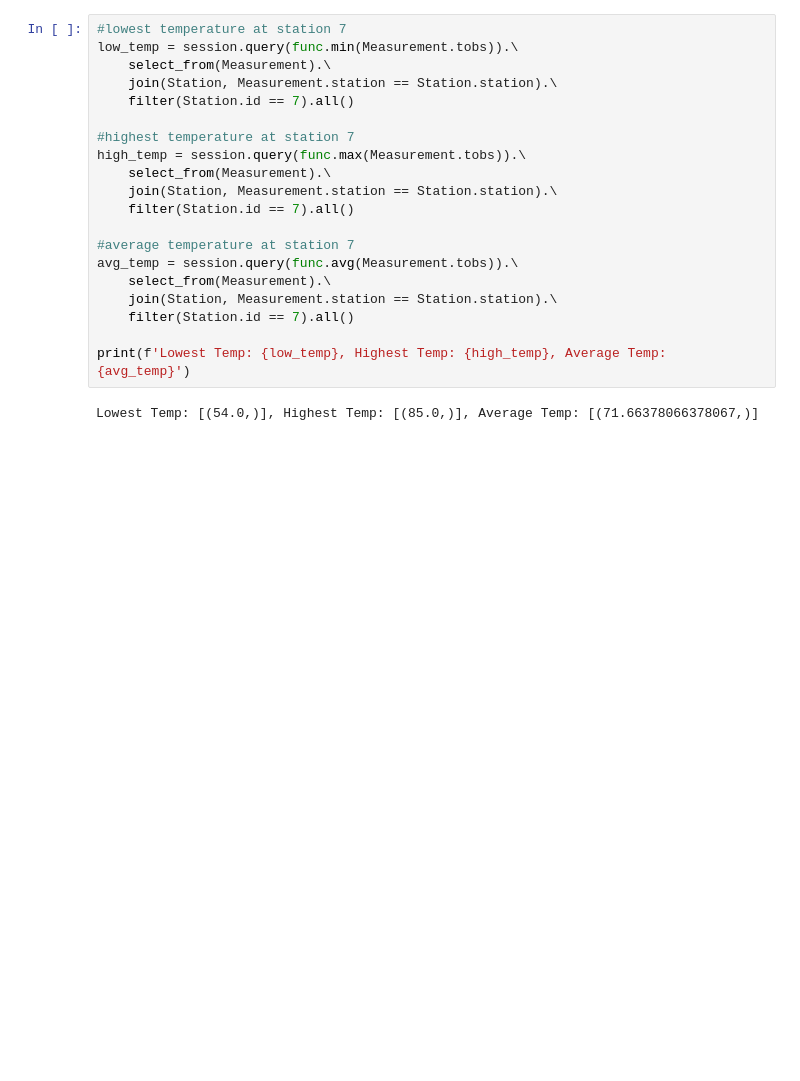
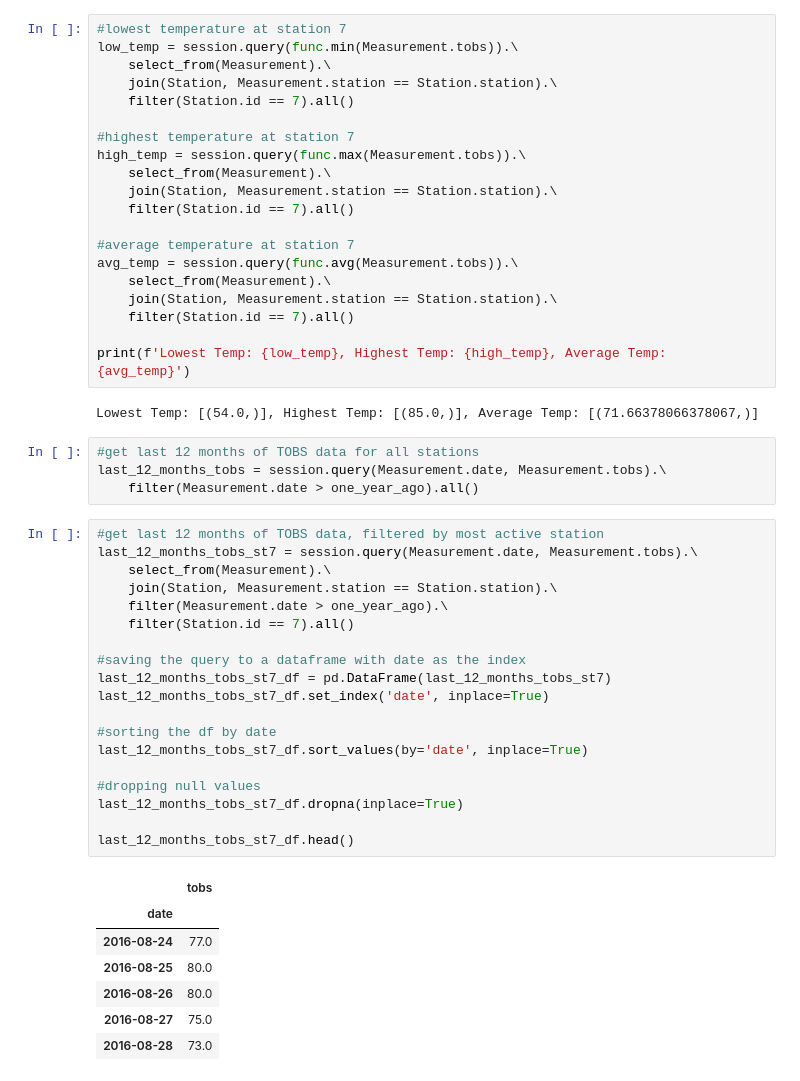
Before and after one commit to zarzarbinks0702/Hawaii-Precipitation-and-Temperature-Review, a Jupyter notebook: climate_precipitation_analysis.ipynb, the cells around one changed output. Drawn from its saved outputs; the diff is of its cells as text; blank space fills up the shorter version.

```diff
--- a/climate_precipitation_analysis.ipynb
+++ b/climate_precipitation_analysis.ipynb
@@ -170,3 +170,34 @@ avg_temp = session.query(func.avg(Measurement.tobs)).\
 print(f'Lowest Temp: {low_temp}, Highest Temp: {high_temp}, Average Temp: {avg_temp}')
 # %% [output]
 Lowest Temp: [(54.0,)], Highest Temp: [(85.0,)], Average Temp: [(71.66378066378067,)]
+# %%
+#get last 12 months of TOBS data for all stations
+last_12_months_tobs = session.query(Measurement.date, Measurement.tobs).\
+    filter(Measurement.date > one_year_ago).all()
+# %%
+#get last 12 months of TOBS data, filtered by most active station
+last_12_months_tobs_st7 = session.query(Measurement.date, Measurement.tobs).\
+    select_from(Measurement).\
+    join(Station, Measurement.station == Station.station).\
+    filter(Measurement.date > one_year_ago).\
+    filter(Station.id == 7).all()
+
+#saving the query to a dataframe with date as the index
+last_12_months_tobs_st7_df = pd.DataFrame(last_12_months_tobs_st7)
+last_12_months_tobs_st7_df.set_index('date', inplace=True)
+
+#sorting the df by date
+last_12_months_tobs_st7_df.sort_values(by='date', inplace=True)
+
+#dropping null values
+last_12_months_tobs_st7_df.dropna(inplace=True)
+
+last_12_months_tobs_st7_df.head()
+# %% [output]
+|  | tobs |
+| date |  |
+| 2016-08-24 | 77.0 |
+| 2016-08-25 | 80.0 |
+| 2016-08-26 | 80.0 |
+| 2016-08-27 | 75.0 |
+| 2016-08-28 | 73.0 |
```
Also changed, not shown: parts of 6 cells of this notebook.
